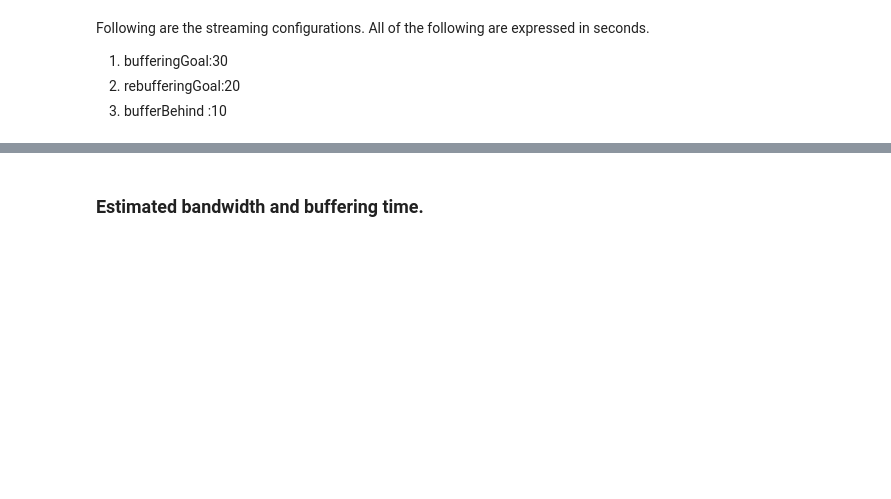
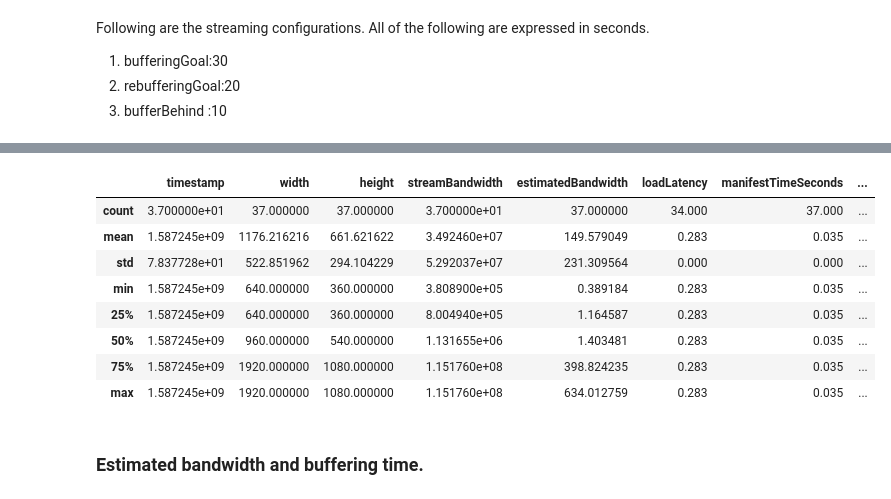
Before and after one commit to rashmi-patil-1492/IMS-assignment, a Jupyter notebook: ims_assignment_notebook.ipynb, the cells around one changed output, grey strips where cells are left out. Cells and saved outputs as stored; diff of their text form; code cells hidden in the pictures; blank space fills up the shorter version.

```diff
--- a/ims_assignment_notebook.ipynb
+++ b/ims_assignment_notebook.ipynb
@@ -33,3 +60,21 @@ seaborn 0.10.0
+# %%
+import seaborn as sns
+import matplotlib.pyplot as plt
+df = pd.read_csv("./experiments/experiment-1_basic.csv", header=0, delimiter=',')
+## bandwidth is in bits per second. It is scaled to megabytes
+df['estimatedBandwidth'] = df['estimatedBandwidth']/1000000
+
+df.describe()
+# %% [output]
+|  | timestamp | width | height | streamBandwidth | estimatedBandwidth | loadLatency | manifestTimeSeconds | ... |
+| count | 3.700000e+01 | 37.000000 | 37.000000 | 3.700000e+01 | 37.000000 | 34.000 | 37.000 | ... |
+| mean | 1.587245e+09 | 1176.216216 | 661.621622 | 3.492460e+07 | 149.579049 | 0.283 | 0.035 | ... |
+| std | 7.837728e+01 | 522.851962 | 294.104229 | 5.292037e+07 | 231.309564 | 0.000 | 0.000 | ... |
+| min | 1.587245e+09 | 640.000000 | 360.000000 | 3.808900e+05 | 0.389184 | 0.283 | 0.035 | ... |
+| 25% | 1.587245e+09 | 640.000000 | 360.000000 | 8.004940e+05 | 1.164587 | 0.283 | 0.035 | ... |
+| 50% | 1.587245e+09 | 960.000000 | 540.000000 | 1.131655e+06 | 1.403481 | 0.283 | 0.035 | ... |
+| 75% | 1.587245e+09 | 1920.000000 | 1080.000000 | 1.151760e+08 | 398.824235 | 0.283 | 0.035 | ... |
+| max | 1.587245e+09 | 1920.000000 | 1080.000000 | 1.151760e+08 | 634.012759 | 0.283 | 0.035 | ... |
 # %% [markdown]
 ### Estimated bandwidth and buffering time.
 # %% [markdown]
```
Also changed, not shown: parts of 2 cells of this notebook.
